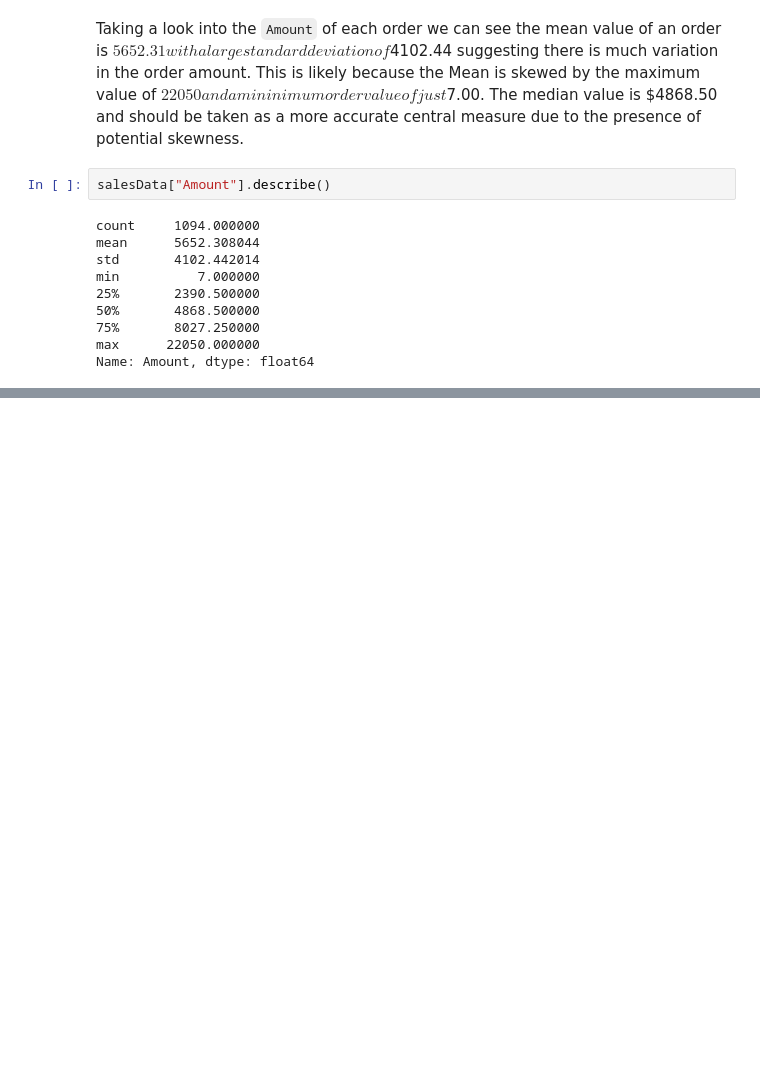
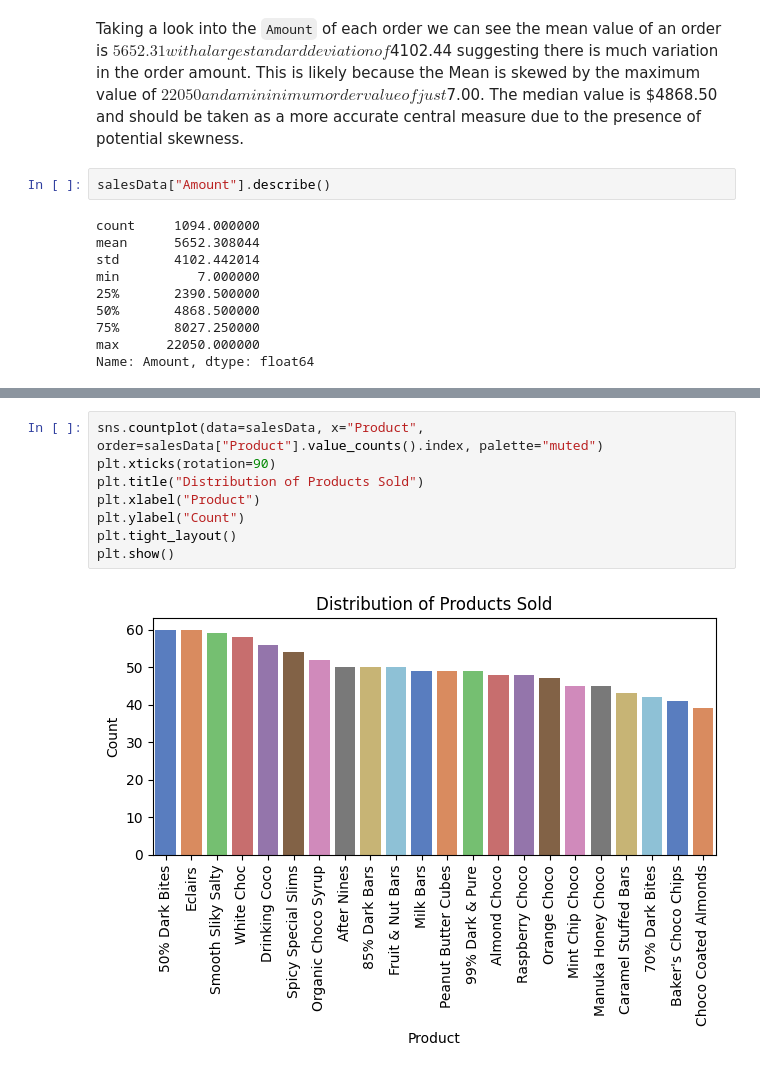
Before and after one commit to JTrehan1/EDARepo, a Jupyter notebook: ChocolateEDA/ChocolateSalesAnalysis.ipynb, the cells around one changed output, grey strips where cells are left out. Drawn from its saved outputs; the diff is of its cells as text; blank space fills up the shorter version.

```diff
--- a/ChocolateEDA/ChocolateSalesAnalysis.ipynb
+++ b/ChocolateEDA/ChocolateSalesAnalysis.ipynb
@@ -195,0 +279,10 @@ Name: Amount, dtype: float64
+# %%
+sns.countplot(data=salesData, x="Product", order=salesData["Product"].value_counts().index, palette="muted")
+plt.xticks(rotation=90)
+plt.title("Distribution of Products Sold")
+plt.xlabel("Product")
+plt.ylabel("Count")
+plt.tight_layout()
+plt.show()
+# %% [output]
+[figure, added]
```
Also changed, not shown: parts of 19 cells of this notebook, 1 other file.
